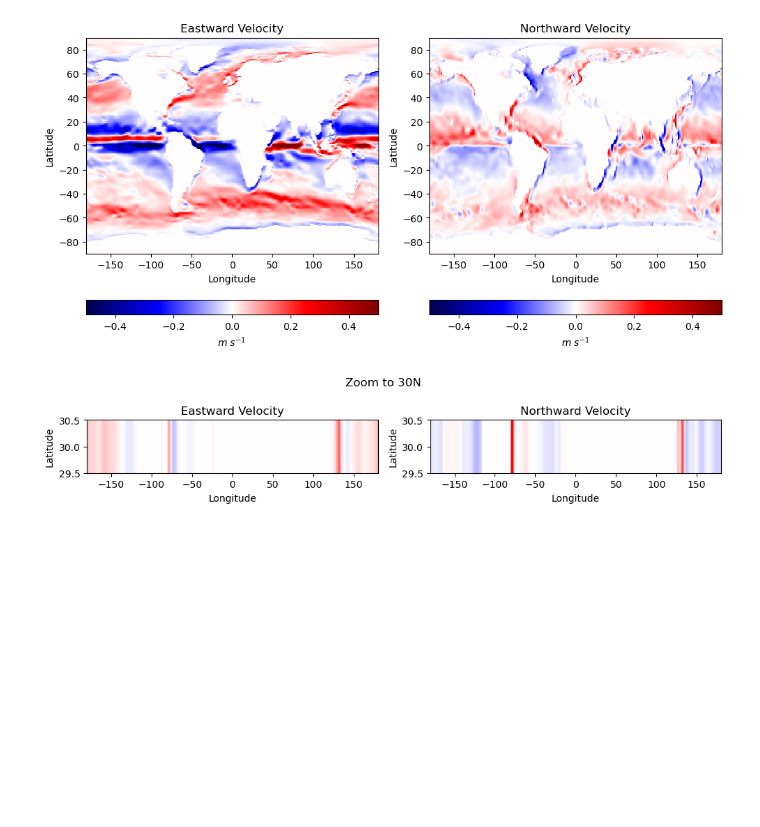
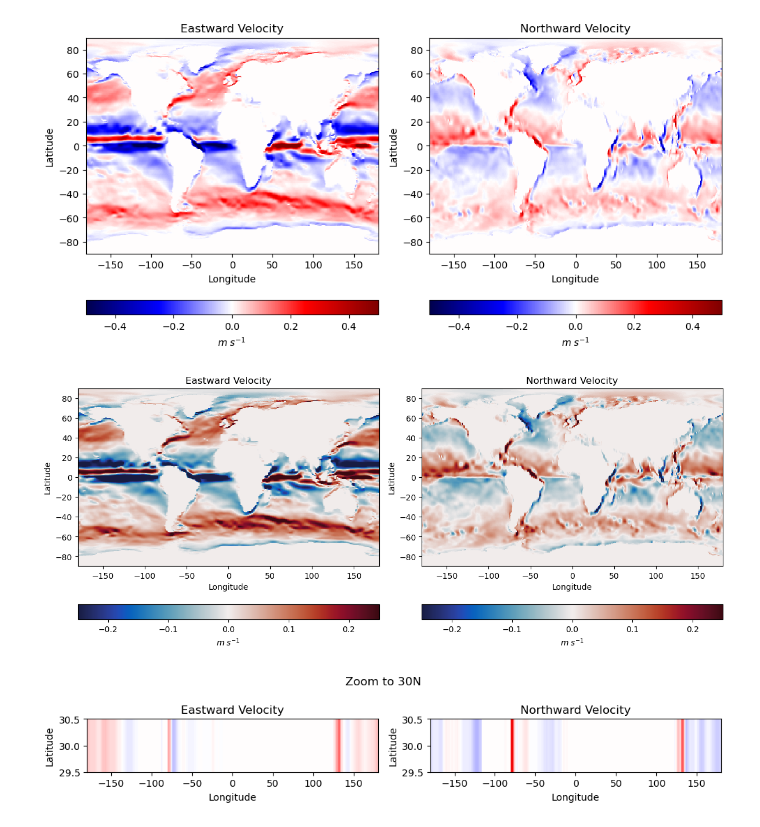
Before and after one commit to tparker1/cs185c_fall2024, a Jupyter notebook: Homework/Homework_2/HW2 US Boundary Currents.ipynb, the cells around one changed output. Saved outputs shown, nothing was run; the diff lists cells and outputs as text; code cells hidden in the pictures; blank space fills up the shorter version.

```diff
--- a/Homework/Homework_2/HW2 US Boundary Currents.ipynb
+++ b/Homework/Homework_2/HW2 US Boundary Currents.ipynb
@@ -82,6 +82,37 @@ plt.tight_layout()
 plt.show()
 # %% [output]
 [figure]
+# %%
+# make a plot of the velocity components (one for each)
+# use a divergent colormap (such as seismic) to visualize the data
+# for interpretation, it will likely be helpful to adjust the data
+# bounds to be +/- 0.5 or even +/- 0.1
+import cmocean as cm
+# make a figure
+fig = plt.figure(figsize=(12,5))
+
+# make a subplot for the eastward velocity at the surface
+plt.subplot(1,2,1)
+C = plt.pcolormesh(lon,lat,EVEL[0, 0, :, :], cmap=cm.cm.balance, vmin=-0.25, vmax=0.25)
+plt.colorbar(C, orientation='horizontal',
+             label='$m$ $s^{-1}$' )
+plt.title('Eastward Velocity')
+plt.ylabel('Latitude')
+plt.xlabel('Longitude')
+
+# make a subplot for the northward velocity at the surface
+plt.subplot(1,2,2)
+C = plt.pcolormesh(lon,lat,NVEL[0, 0, :, :], cmap=cm.cm.balance, vmin=-0.25, vmax=0.25)
+plt.colorbar(C, orientation='horizontal',
+             label='$m$ $s^{-1}$' )
+plt.title('Northward Velocity')
+plt.ylabel('Latitude')
+plt.xlabel('Longitude')
+
+plt.tight_layout()
+plt.show()
+# %% [output]
+[figure, added]
 # %%
 #~~~~~~ Just some zoomed plots for 30N and 45N ~~~~~~~
 
```
Also changed, not shown: parts of 1 cell of this notebook, 12 other files.
